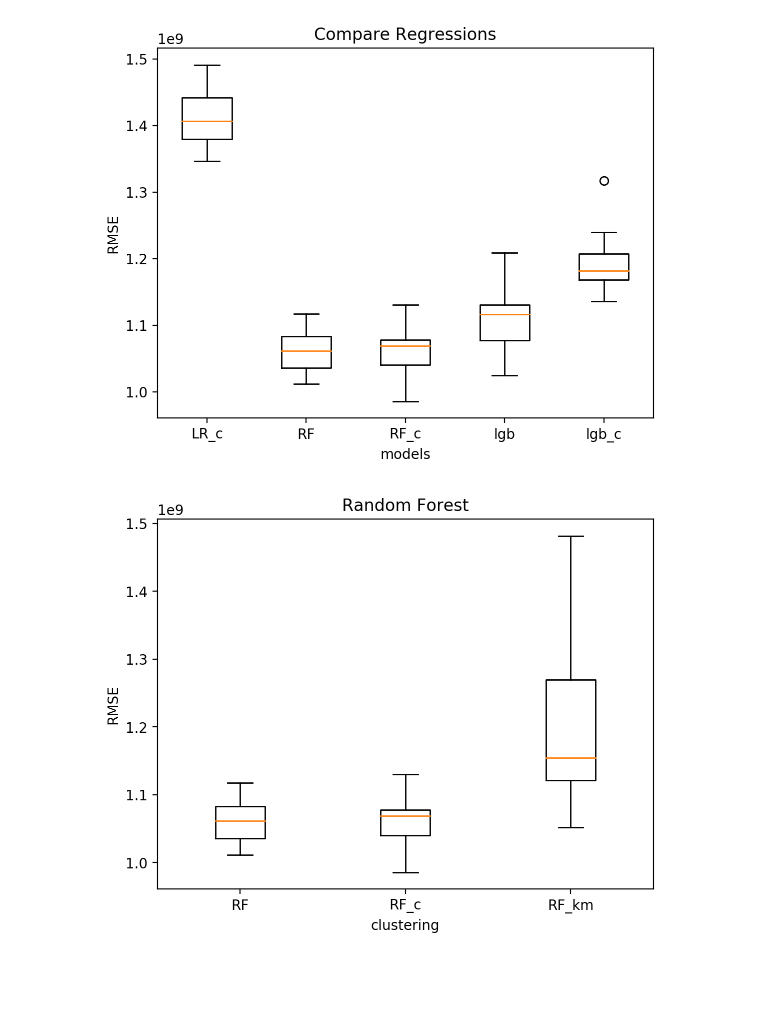
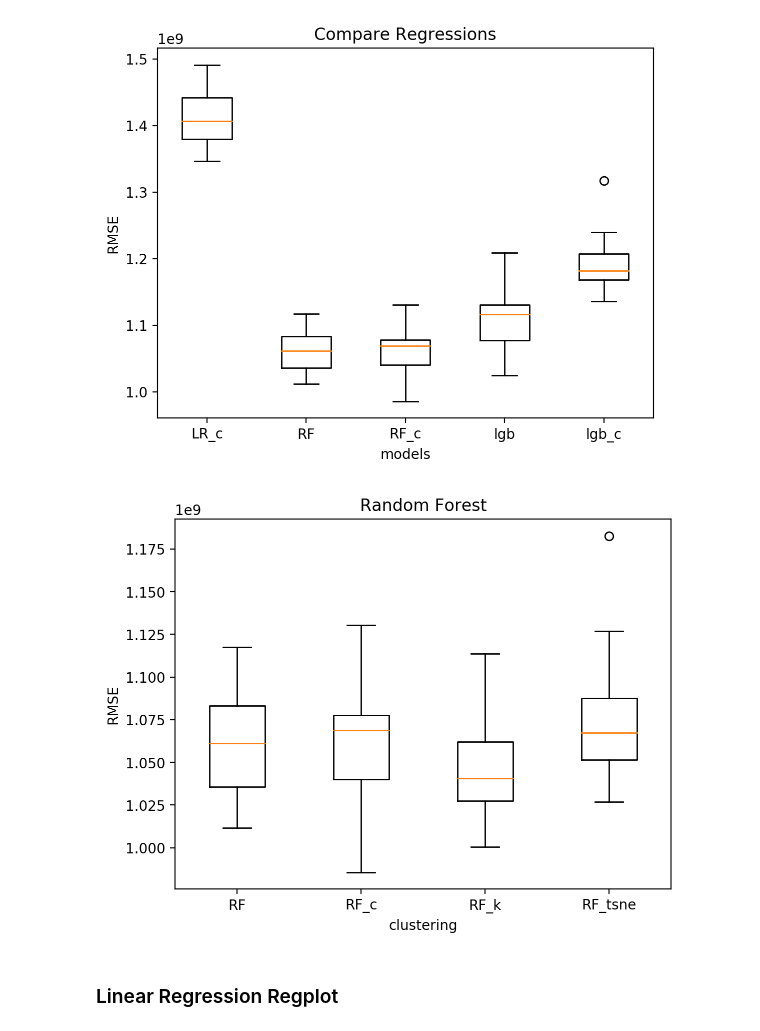
Before and after one commit to dayoungMM/Regression_project, a Jupyter notebook: dayoung_trial1/19_boxplot.ipynb, the cells around one changed output. Saved outputs shown, nothing was run; the diff lists cells and outputs as text; code cells hidden in the pictures; blank space fills up the shorter version.

```diff
--- a/dayoung_trial1/19_boxplot.ipynb
+++ b/dayoung_trial1/19_boxplot.ipynb
@@ -97,14 +107,14 @@ with open('pkl_files\\RMSE_lgb_gbdt3.pkl', 'rb') as f:
     RMSE_lgb_gbdt3 = pickle.load(f)
 
 
-with open('pkl_files\\R2_HC.pkl', 'rb') as f:
-    R2_HC = pickle.load(f)
-with open('pkl_files\\MAE_HC.pkl', 'rb') as f:
-    MAE_HC = pickle.load(f)
-with open('pkl_files\\MSE_HC.pkl', 'rb') as f:
-    MSE_HC = pickle.load(f)
-with open('pkl_files\\RMSE_HC.pkl', 'rb') as f:
-    RMSE_HC = pickle.load(f)
+# with open('pkl_files\\R2_HC.pkl', 'rb') as f:
+#     R2_HC = pickle.load(f)
+# with open('pkl_files\\MAE_HC.pkl', 'rb') as f:
+#     MAE_HC = pickle.load(f)
+# with open('pkl_files\\MSE_HC.pkl', 'rb') as f:
+#     MSE_HC = pickle.load(f)
+# with open('pkl_files\\RMSE_HC.pkl', 'rb') as f:
+#     RMSE_HC = pickle.load(f)
 # %%
 with open('pkl_files\\R2_lr_s.pkl', 'rb') as f:
     R2_lr_s = pickle.load(f)
@@ -472,33 +486,42 @@ plt.style.use('default')
 plt.show()
 # %% [output]
 [figure]
+# %%
+R2_RF_k =  [0.6276830942247569, 0.6227219050086259, 0.6074613617205926, 0.607759180370252, 0.6283858605284891, 0.6113629135760819, 0.6216540318341592, 0.593348112915322, 0.6122092835511359, 0.6070386864527917]
+MAE_RF_k =  [492331332.51738673, 501241043.5317287, 502445215.580484, 506041214.32808477, 499276514.1318197, 501298782.9700455, 505018874.5552838, 505391611.1989365, 510191128.26462394, 507372316.58571273]
+MSE_RF_k =  [1.0010803463214586e+18, 1.0700702132234872e+18, 1.0390394722161436e+18, 1.0510629257786004e+18, 1.0868321966788817e+18, 1.0790707122750404e+18, 1.1099574979953463e+18, 1.2405380961268682e+18, 1.2116018350827996e+18, 1.1339471213799153e+18]
+RMSE_RF_k =  [1000540027.345962, 1034441981.5646923, 1019332856.4390258, 1025213600.0749309, 1042512444.3760284, 1038783284.5570054, 1053545204.5334108, 1113794458.6533318, 1100727866.0426471, 1064869532.5625179]
 # %%
 boxplot = plt.figure()
 axes1 = boxplot.add_subplot(1, 1, 1)
 
 axes1.boxplot(
     [
 
      RMSE_RF,
      RMSE_RF_c,
-     RMSE_km_RF,
+     RMSE_RF_k ,
+        RMSE_RF_t,
 
      ]
     ,labels=[
 
      'RF',
      'RF_c',
-     'RF_km',
+     'RF_k',
+        'RF_tsne',
 
  ]
 
     )
 
 
 axes1.set_xlabel('clustering')
 axes1.set_ylabel('RMSE')
 axes1.set_title('Random Forest')
 plt.style.use('default')
 plt.show()
 # %% [output]
-[figure, old version]
+[figure, new version]
+# %% [markdown]
+### Linear Regression Regplot
```
Also changed, not shown: parts of 8 cells of this notebook, 1 other file.
